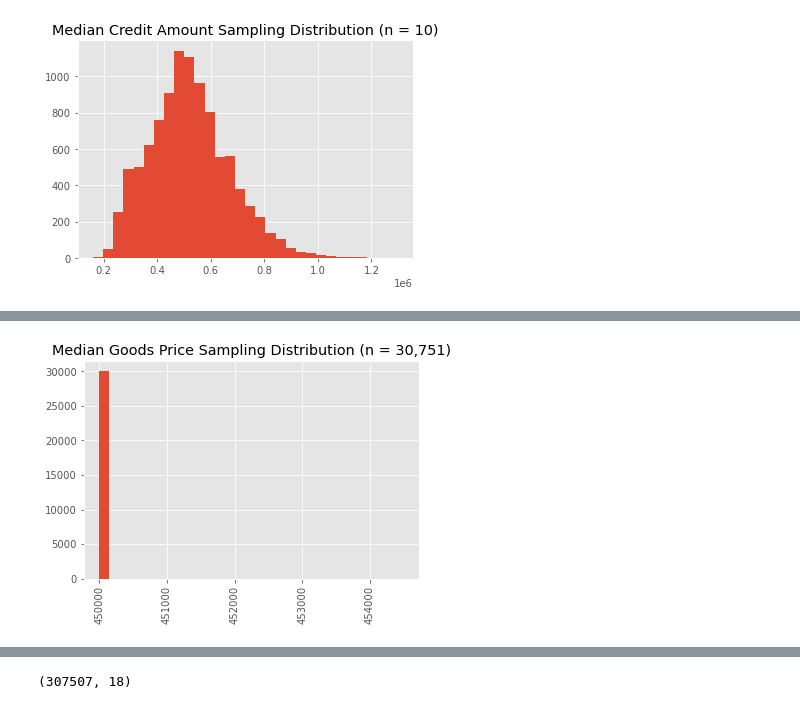
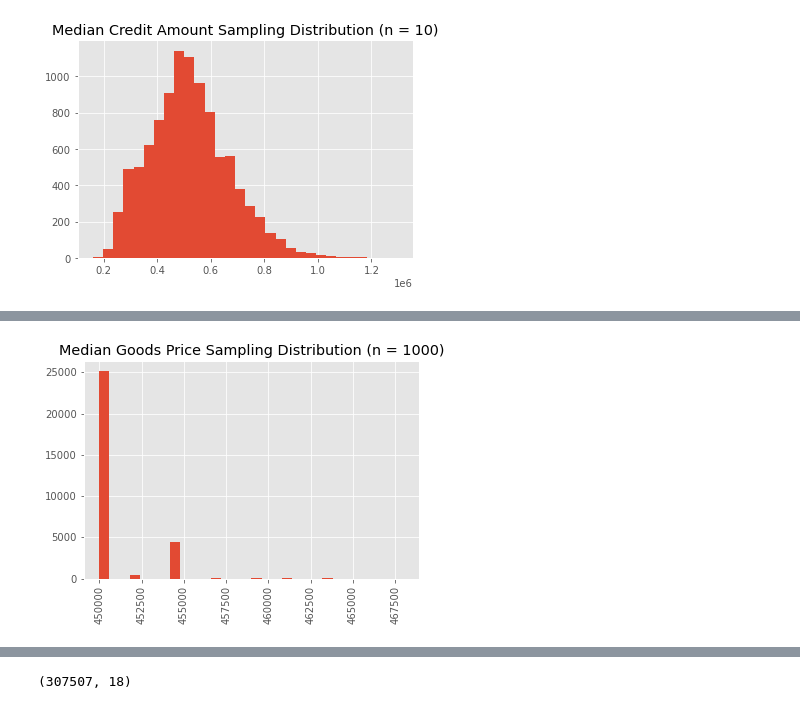
Before and after one commit to hudsonbat/Data-201, a Jupyter notebook: CreditDefault.ipynb, the cells around one changed output, grey strips where cells are left out. Drawn from its saved outputs; the diff is of its cells as text; code cells hidden in the pictures.

```diff
--- a/CreditDefault.ipynb
+++ b/CreditDefault.ipynb
@@ -784,8 +788,10 @@ plt.show()
+# %%
+original_sample3 = np.random.choice(data2['AMT_CREDIT'],num_samples)
 # %%
 boot3_meds = []
 
 for i in range(30000):
-    boot_sample3 = np.random.choice(data2['AMT_CREDIT'],num_samples)
+    boot_sample3 = np.random.choice(original_sample3,1000)
     boot3_meds.append(np.median(boot_sample3))
 
 med_cred = np.median(boot3_meds)
@@ -821,11 +827,13 @@ plt.title('Median Credit Amount Sampling Distribution (n = 10)')
 plt.show()
 # %% [output]
 [figure]
+# %%
+original_sample4 = np.random.choice(data2['AMT_GOODS_PRICE'],num_samples)
 # %%
 boot4_meds = []
 
 for i in range(30000):
-    boot_sample4 = np.random.choice(data2['AMT_GOODS_PRICE'],num_samples)
+    boot_sample4 = np.random.choice(original_sample4,1000)
     boot4_meds.append(np.median(boot_sample4))
 
 med_price = np.median(boot4_meds)
@@ -843,12 +851,12 @@ actual standard error goods price: 2105.8371585564173
 # %%
 fig, ax = plt.subplots()
 ax.hist(boot4_meds,bins=30)
 ax.ticklabel_format(useOffset=False, style='plain')
-plt.title('Median Goods Price Sampling Distribution (n = 30,751)')
+plt.title('Median Goods Price Sampling Distribution (n = 1000)')
 plt.xticks(rotation=90)
 plt.show()
 # %% [output]
-[figure, old version]
+[figure, new version]
 # %%
 boot4_meds = []
 
```
Also changed, not shown: parts of 17 cells of this notebook.
